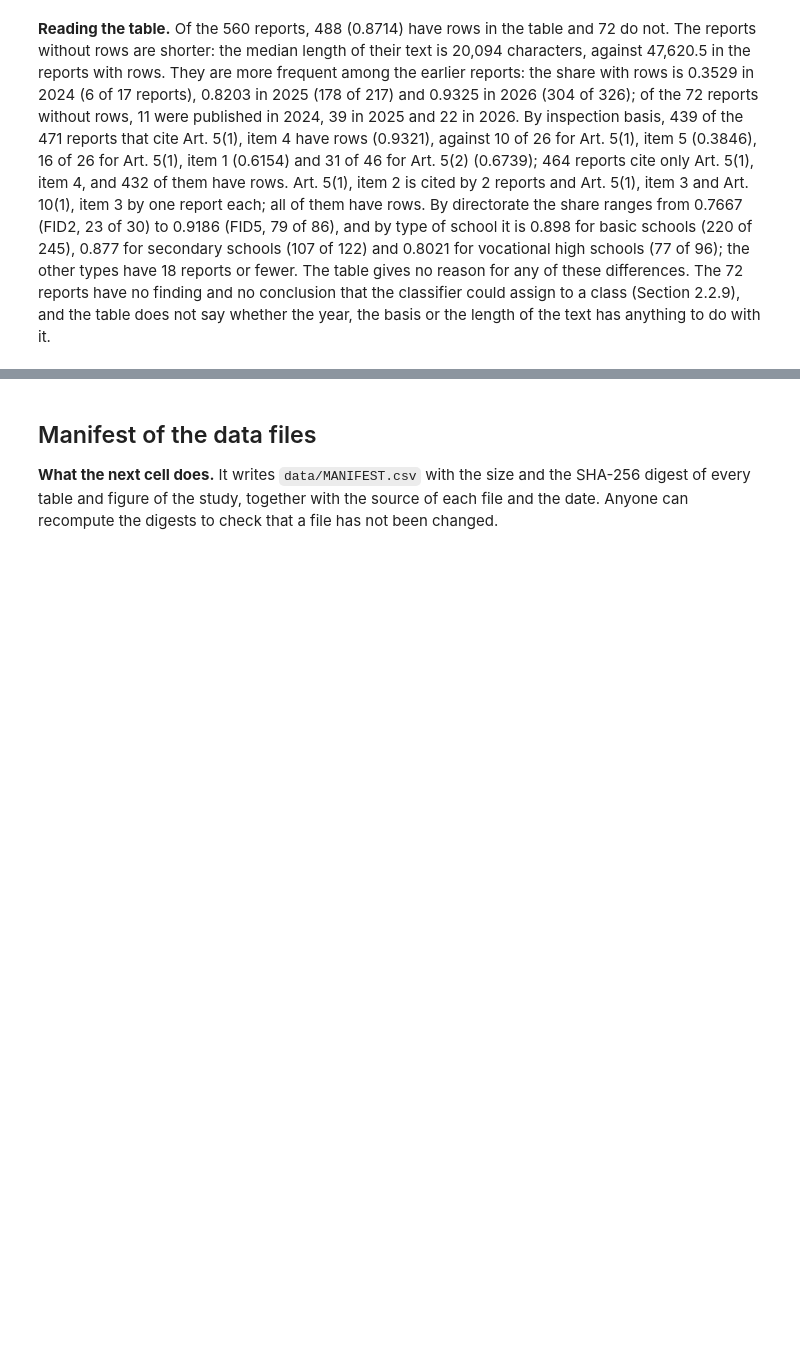
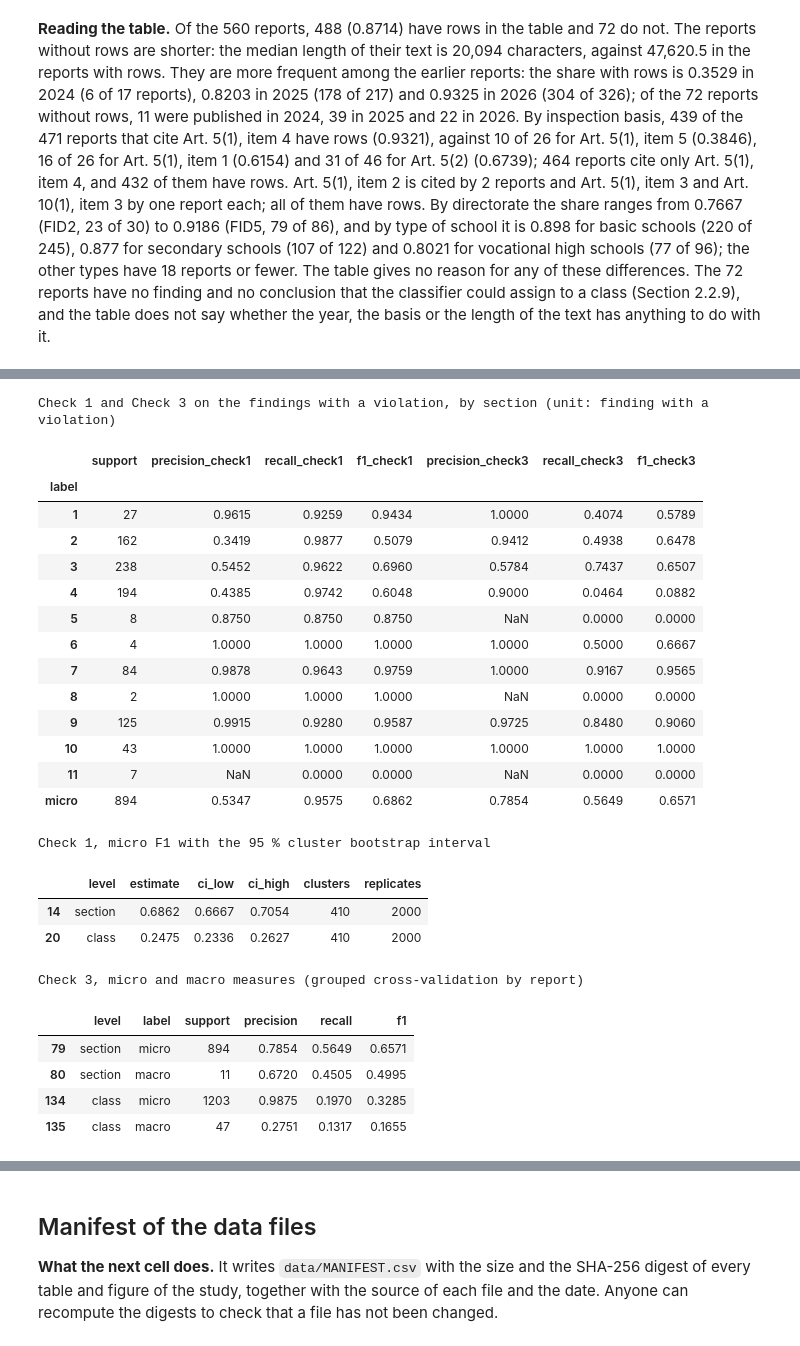
Before and after one commit to beluhov/adfi-violations-classification, a Jupyter notebook: ADFI_Violations_Classification.ipynb, the cells around one changed output, grey strips where cells are left out. Drawn from its saved outputs; the diff is of its cells as text; code cells hidden in the pictures; blank space fills up the shorter version.

```diff
--- a/ADFI_Violations_Classification.ipynb
+++ b/ADFI_Violations_Classification.ipynb
@@ -3260,0 +3574,51 @@ The limits of each check are in Sections 3.3.1, 4.3.1, 5.3.1, 6.3.1, 7.3.1 and 8
+# %%
+REL_UNIT = "violation_findings"
+rule_metrics = pd.read_csv(DERIVED_DIR / "rule_classifier_metrics.csv", sep=";", dtype={"label": str})
+rule_ci = pd.read_csv(DERIVED_DIR / "rule_classifier_ci.csv", sep=";")
+tfidf_metrics = pd.read_csv(DERIVED_DIR / "tfidf_groupkfold_metrics.csv", sep=";", dtype={"label": str})
+
+
+def metric_rows(table, level, label_filter):
+    part = table[(table["unit"] == REL_UNIT) & (table["level"] == level) & label_filter(table["label"])]
+    return part.set_index("label")[["support", "precision", "recall", "f1"]]
+
+
+rel_sections = metric_rows(rule_metrics, "section", lambda s: s != "macro").join(
+    metric_rows(tfidf_metrics, "section", lambda s: s != "macro")[["precision", "recall", "f1"]],
+    suffixes=("_check1", "_check3"),
+)
+assert rel_sections.index.tolist() == [str(i) for i in range(1, 12)] + ["micro"]
+rel_ci = rule_ci[(rule_ci["unit"] == REL_UNIT) & (rule_ci["averaging"] == "micro") & (rule_ci["measure"] == "f1")]
+rel_tfidf = tfidf_metrics[(tfidf_metrics["unit"] == REL_UNIT) & tfidf_metrics["label"].isin(["micro", "macro"])]
+print("Check 1 and Check 3 on the findings with a violation, by section (unit: finding with a violation)")
+display(rel_sections)
+print("Check 1, micro F1 with the 95 % cluster bootstrap interval")
+display(rel_ci[["level", "estimate", "ci_low", "ci_high", "clusters", "replicates"]])
+print("Check 3, micro and macro measures (grouped cross-validation by report)")
+display(rel_tfidf[["level", "label", "support", "precision", "recall", "f1"]])
+# %% [output]
+Check 1 and Check 3 on the findings with a violation, by section (unit: finding with a violation)
+|  | support | precision_check1 | recall_check1 | f1_check1 | precision_check3 | recall_check3 | f1_check3 |
+| label |  |  |  |  |  |  |  |
+| 1 | 27 | 0.9615 | 0.9259 | 0.9434 | 1.0000 | 0.4074 | 0.5789 |
+| 2 | 162 | 0.3419 | 0.9877 | 0.5079 | 0.9412 | 0.4938 | 0.6478 |
+| 3 | 238 | 0.5452 | 0.9622 | 0.6960 | 0.5784 | 0.7437 | 0.6507 |
+| 4 | 194 | 0.4385 | 0.9742 | 0.6048 | 0.9000 | 0.0464 | 0.0882 |
+| 5 | 8 | 0.8750 | 0.8750 | 0.8750 | NaN | 0.0000 | 0.0000 |
+| 6 | 4 | 1.0000 | 1.0000 | 1.0000 | 1.0000 | 0.5000 | 0.6667 |
+| 7 | 84 | 0.9878 | 0.9643 | 0.9759 | 1.0000 | 0.9167 | 0.9565 |
+| 8 | 2 | 1.0000 | 1.0000 | 1.0000 | NaN | 0.0000 | 0.0000 |
+| 9 | 125 | 0.9915 | 0.9280 | 0.9587 | 0.9725 | 0.8480 | 0.9060 |
+| 10 | 43 | 1.0000 | 1.0000 | 1.0000 | 1.0000 | 1.0000 | 1.0000 |
+| 11 | 7 | NaN | 0.0000 | 0.0000 | NaN | 0.0000 | 0.0000 |
+| micro | 894 | 0.5347 | 0.9575 | 0.6862 | 0.7854 | 0.5649 | 0.6571 |
+Check 1, micro F1 with the 95 % cluster bootstrap interval
+|  | level | estimate | ci_low | ci_high | clusters | replicates |
+| 14 | section | 0.6862 | 0.6667 | 0.7054 | 410 | 2000 |
+| 20 | class | 0.2475 | 0.2336 | 0.2627 | 410 | 2000 |
+Check 3, micro and macro measures (grouped cross-validation by report)
+|  | level | label | support | precision | recall | f1 |
+| 79 | section | micro | 894 | 0.7854 | 0.5649 | 0.6571 |
+| 80 | section | macro | 11 | 0.6720 | 0.4505 | 0.4995 |
+| 134 | class | micro | 1203 | 0.9875 | 0.1970 | 0.3285 |
+| 135 | class | macro | 47 | 0.2751 | 0.1317 | 0.1655 |
```
Also changed, not shown: parts of 70 cells of this notebook, 6 other files.
